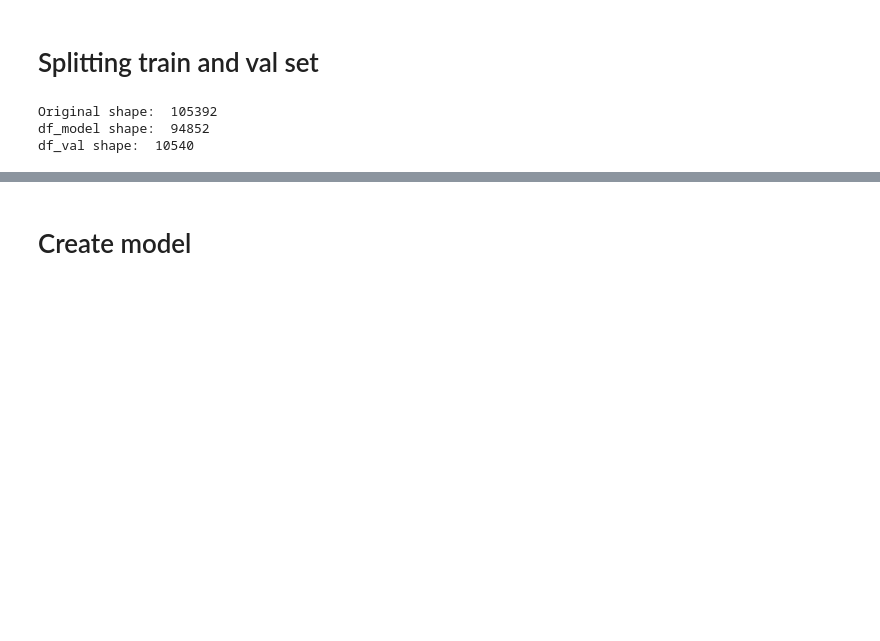
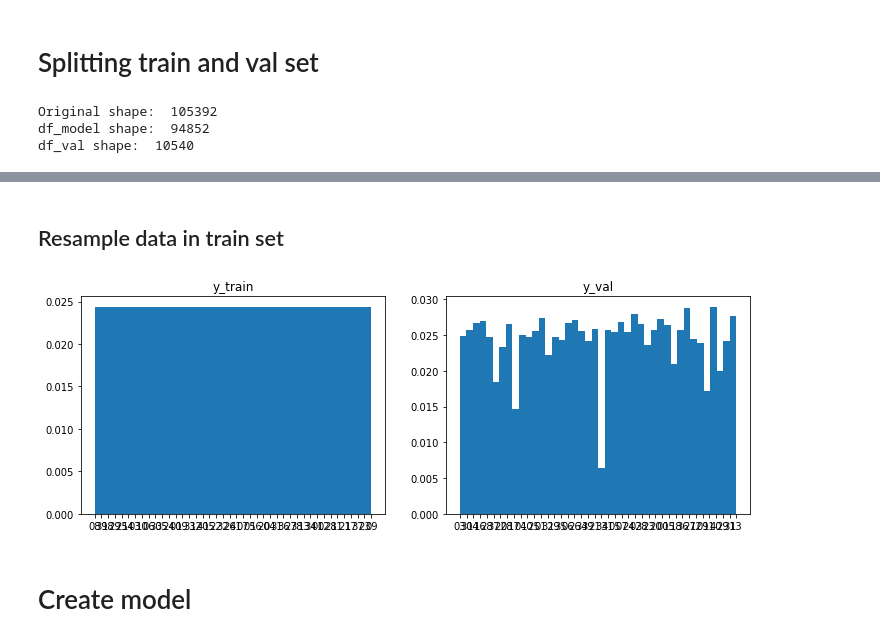
Before and after one commit to peeraponw/ProductDetection-ShopeeCodeLeague, a Jupyter notebook: product-detection.ipynb, the cells around one changed output, grey strips where cells are left out. Saved outputs shown, nothing was run; the diff lists cells and outputs as text; code cells hidden in the pictures; blank space fills up the shorter version.

```diff
--- a/product-detection.ipynb
+++ b/product-detection.ipynb
@@ -299,0 +302,2 @@ Name: category, Length: 94852, dtype: object as keyword args. From version 0.25
+# %% [markdown]
+## Resample data in train set
@@ -300,3 +315,15 @@ Name: category, Length: 94852, dtype: object as keyword args. From version 0.25
+# %%
+# compare density of splitting categories
+fig = plt.figure(figsize=(12,4))
+plt.subplot(1,2,1)
+plt.hist(df_model['category'], density=True, bins=42)
+plt.title("y_train")
+plt.subplot(1,2,2)
+plt.hist(df_val['category'], density=True, bins=42)
+plt.title("y_val")
+plt.show()
+# %% [output]
+[figure, added]
 # %% [markdown]
 # Create model
 # %%
```
Also changed, not shown: parts of 13 cells of this notebook, 1 other file.
